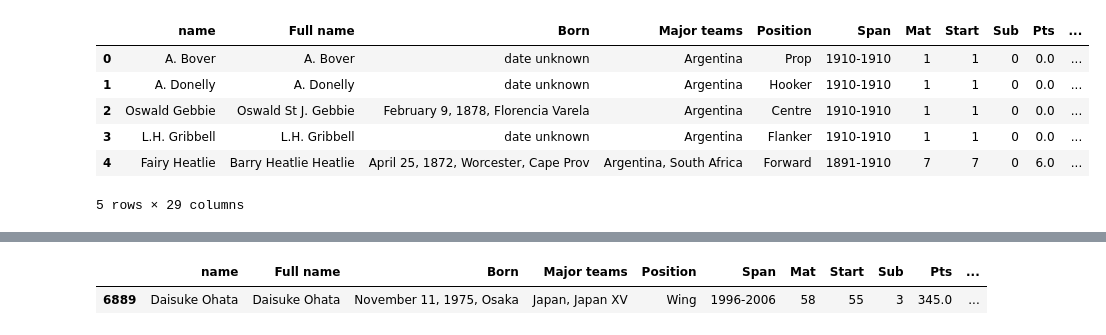
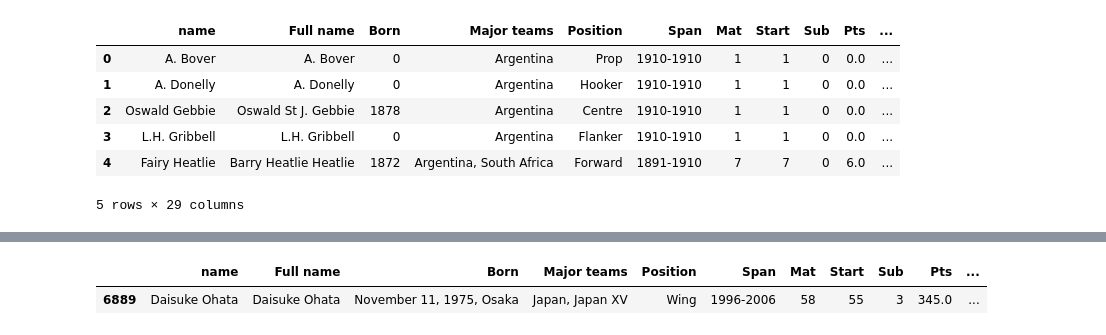
Before and after one commit to rimever/RugbyAnalyze, a Jupyter notebook: world_player_ranking.ipynb, the cells around one changed output, grey strips where cells are left out. Cells and saved outputs as stored; diff of their text form; code cells hidden in the pictures.

```diff
--- a/world_player_ranking.ipynb
+++ b/world_player_ranking.ipynb
@@ -1,18 +1,32 @@
 # %%
 ## pandasを使って収集したデータについて軽く調べてみます。
 import pandas as pd
 import numpy as np
 from matplotlib import pyplot as plt
+import re
+import os
 
-data = pd.read_csv( 'player_world_stats.csv' ,index_col=0)
+
+data = pd.read_csv('player_world_stats.csv', index_col=0)
+data = data.drop_duplicates(subset='name')
+temp_born = []
+for born in data.Born:
+    result = re.search('1\d{3}', str(born))
+    if result == None:
+        temp_born.append(0)
+    else:
+        temp_born.append(int(result.group()))
+
+data["Born"] = temp_born
+
 data.head()
 # %% [output]
 |  | name | Full name | Born | Major teams | Position | Span | Mat | Start | Sub | Pts | ... |
-| 0 | A. Bover | A. Bover | date unknown | Argentina | Prop | 1910-1910 | 1 | 1 | 0 | 0.0 | ... |
-| 1 | A. Donelly | A. Donelly | date unknown | Argentina | Hooker | 1910-1910 | 1 | 1 | 0 | 0.0 | ... |
-| 2 | Oswald Gebbie | Oswald St J. Gebbie | February 9, 1878, Florencia Varela | Argentina | Centre | 1910-1910 | 1 | 1 | 0 | 0.0 | ... |
-| 3 | L.H. Gribbell | L.H. Gribbell | date unknown | Argentina | Flanker | 1910-1910 | 1 | 1 | 0 | 0.0 | ... |
-| 4 | Fairy Heatlie | Barry Heatlie Heatlie | April 25, 1872, Worcester, Cape Prov | Argentina, South Africa | Forward | 1891-1910 | 7 | 7 | 0 | 6.0 | ... |
+| 0 | A. Bover | A. Bover | 0 | Argentina | Prop | 1910-1910 | 1 | 1 | 0 | 0.0 | ... |
+| 1 | A. Donelly | A. Donelly | 0 | Argentina | Hooker | 1910-1910 | 1 | 1 | 0 | 0.0 | ... |
+| 2 | Oswald Gebbie | Oswald St J. Gebbie | 1878 | Argentina | Centre | 1910-1910 | 1 | 1 | 0 | 0.0 | ... |
+| 3 | L.H. Gribbell | L.H. Gribbell | 0 | Argentina | Flanker | 1910-1910 | 1 | 1 | 0 | 0.0 | ... |
+| 4 | Fairy Heatlie | Barry Heatlie Heatlie | 1872 | Argentina, South Africa | Forward | 1891-1910 | 7 | 7 | 0 | 6.0 | ... |
 5 rows × 29 columns
 # %%
 data.describe()
```
Also changed, not shown: parts of 10 cells of this notebook, 9 other files.
